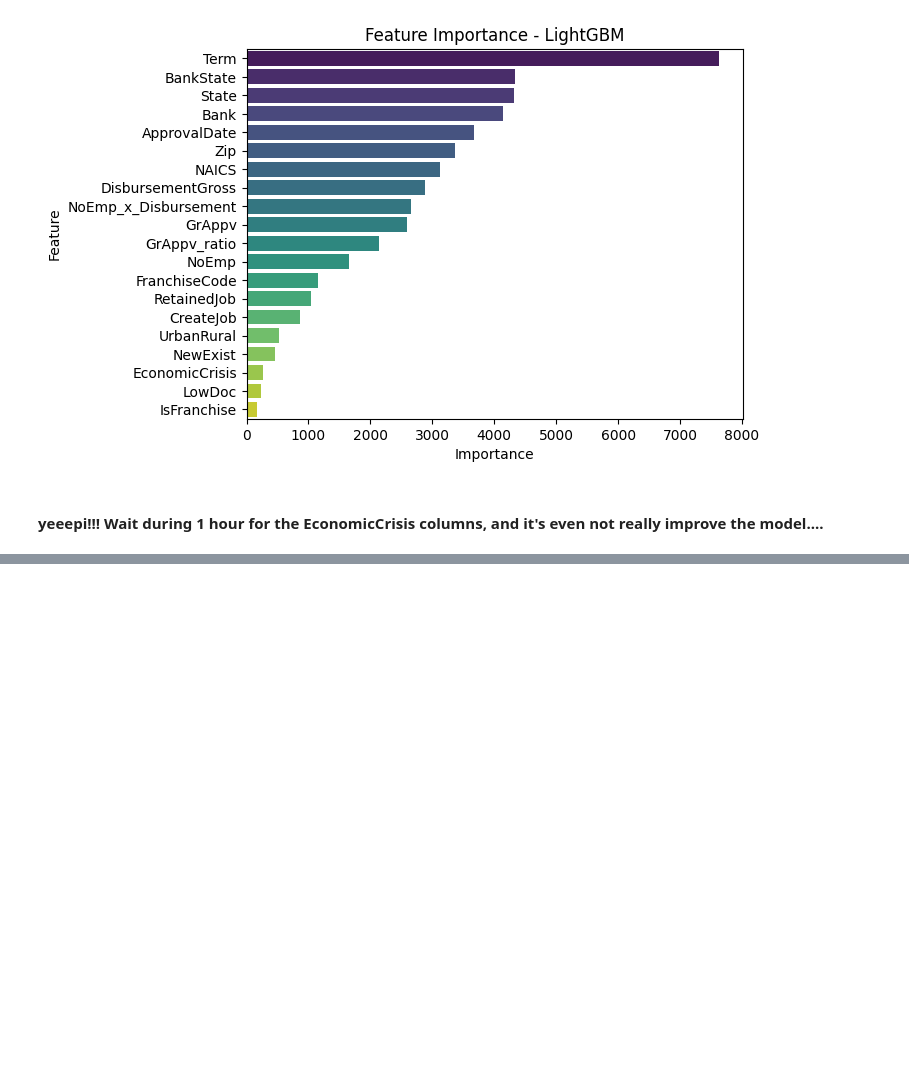
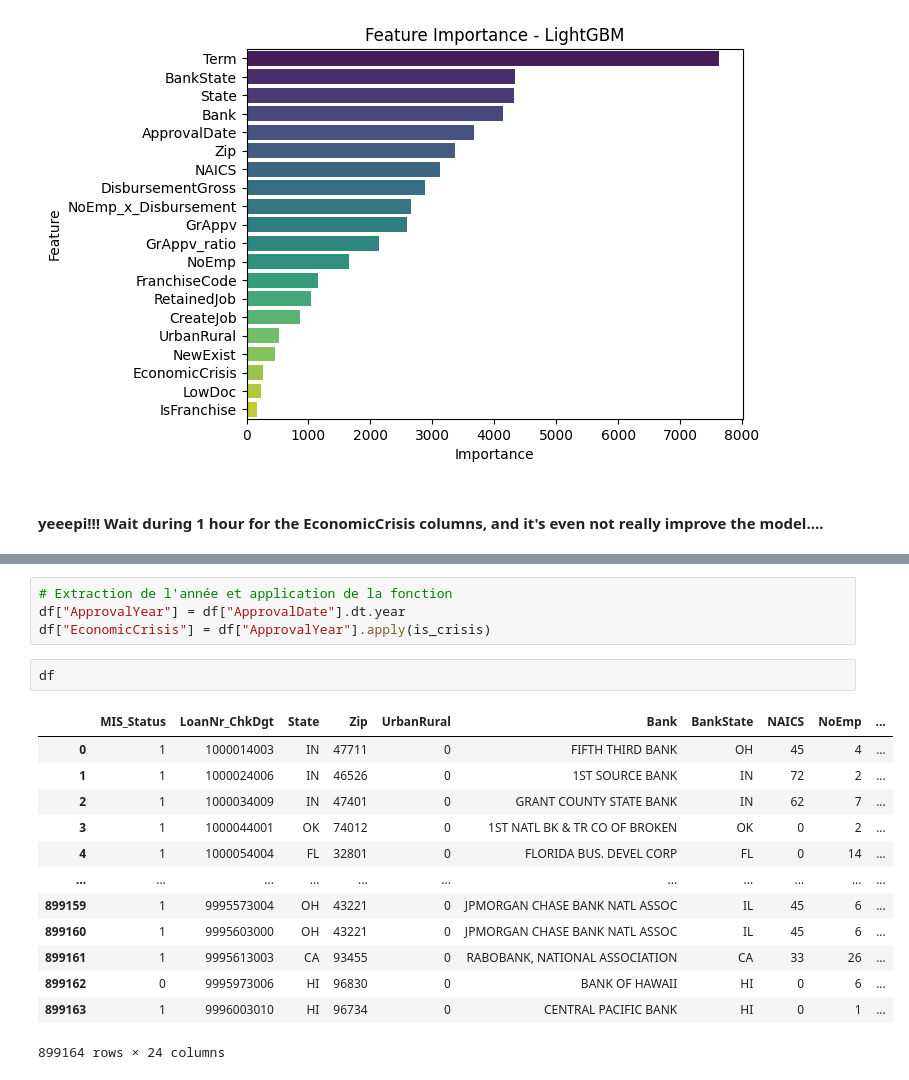
Before and after one commit to RaoufAddeche/Simplon_SBA-modelisation, a Jupyter notebook: modeling.ipynb, the cells around one changed output, grey strips where cells are left out. Drawn from its saved outputs; the diff is of its cells as text; blank space fills up the shorter version.

```diff
--- a/modeling.ipynb
+++ b/modeling.ipynb
@@ -2398,0 +2798,20 @@ Passing `palette` without assigning `hue` is deprecated and will be removed in v
+# %%
+# Extraction de l'année et application de la fonction
+df["ApprovalYear"] = df["ApprovalDate"].dt.year
+df["EconomicCrisis"] = df["ApprovalYear"].apply(is_crisis)
+# %%
+df
+# %% [output]
+|  | MIS_Status | LoanNr_ChkDgt | State | Zip | UrbanRural | Bank | BankState | NAICS | NoEmp | ... |
+| 0 | 1 | 1000014003 | IN | 47711 | 0 | FIFTH THIRD BANK | OH | 45 | 4 | ... |
+| 1 | 1 | 1000024006 | IN | 46526 | 0 | 1ST SOURCE BANK | IN | 72 | 2 | ... |
+| 2 | 1 | 1000034009 | IN | 47401 | 0 | GRANT COUNTY STATE BANK | IN | 62 | 7 | ... |
+| 3 | 1 | 1000044001 | OK | 74012 | 0 | 1ST NATL BK & TR CO OF BROKEN | OK | 0 | 2 | ... |
+| 4 | 1 | 1000054004 | FL | 32801 | 0 | FLORIDA BUS. DEVEL CORP | FL | 0 | 14 | ... |
+| ... | ... | ... | ... | ... | ... | ... | ... | ... | ... | ... |
+| 899159 | 1 | 9995573004 | OH | 43221 | 0 | JPMORGAN CHASE BANK NATL ASSOC | IL | 45 | 6 | ... |
+| 899160 | 1 | 9995603000 | OH | 43221 | 0 | JPMORGAN CHASE BANK NATL ASSOC | IL | 45 | 6 | ... |
+| 899161 | 1 | 9995613003 | CA | 93455 | 0 | RABOBANK, NATIONAL ASSOCIATION | CA | 33 | 26 | ... |
+| 899162 | 0 | 9995973006 | HI | 96830 | 0 | BANK OF HAWAII | HI | 0 | 6 | ... |
+| 899163 | 1 | 9996003010 | HI | 96734 | 0 | CENTRAL PACIFIC BANK | HI | 0 | 1 | ... |
+899164 rows × 24 columns
```
Also changed, not shown: parts of 28 cells of this notebook, 1 other file.
